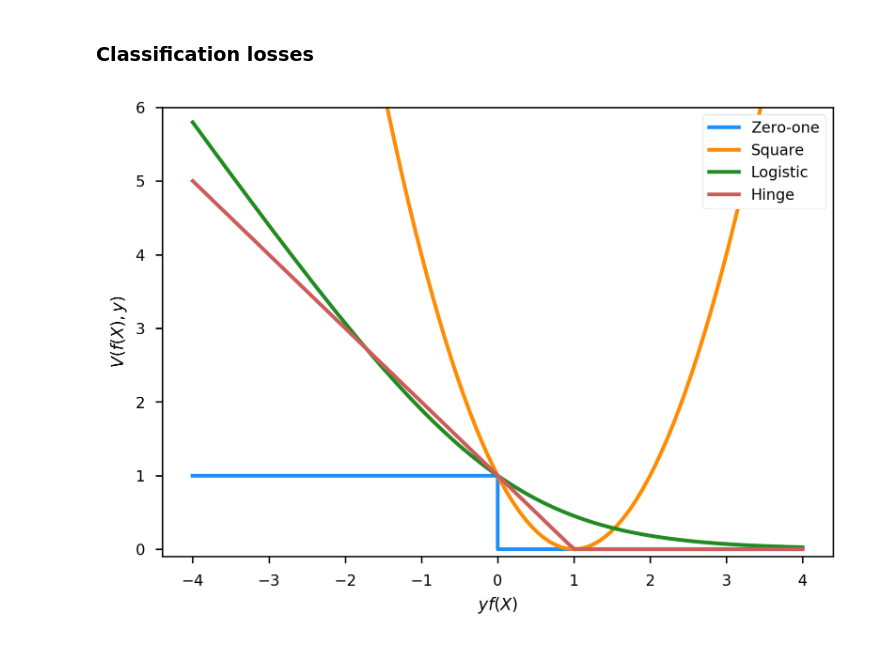
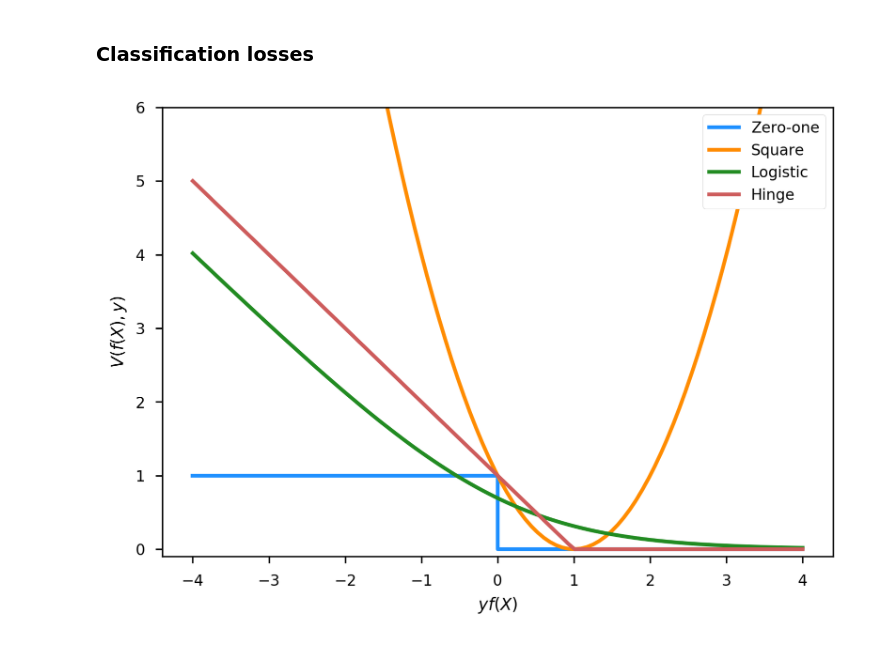
Before and after one commit to samuelefiorini/phdthesis, a Jupyter notebook: src/notebooks/figure_4.2.ipynb, the cells around one changed output. Drawn from its saved outputs; the diff is of its cells as text; code cells hidden in the pictures.

```diff
--- a/src/notebooks/figure_4.2.ipynb
+++ b/src/notebooks/figure_4.2.ipynb
@@ -50,32 +50,32 @@ lw = 2
 plt.figure(dpi=300)
 
 # 0-1
 plt.plot([xmin, 0, 0, xmax], [1, 1, 0, 0], lw=lw, color='dodgerblue',
          label="Zero-one", ls='-')
 
 # Square
 plt.plot(xx, (1-xx)**2, lw=lw, color='darkorange',
          label="Square", ls='-')
 
 # Logistic
-plt.plot(xx, np.log2(1 + np.exp(-xx)), lw=lw, color='forestgreen',
+plt.plot(xx, np.log(1 + np.exp(-xx)), lw=lw, color='forestgreen',
          label="Logistic", ls='-')
 
 # Hinge
 plt.plot(xx, np.where(xx < 1, 1 - xx, 0), lw=lw,
          label="Hinge", ls='-', color='indianred')
 
 
 # plt.plot(xx, np.where(xx < 1, 1 - xx, 0) ** 2, lw=lw,
 #          label="Squared hinge loss")
 # plt.plot(xx, -np.minimum(xx, 0), lw=lw,
 #          label="Perceptron loss")
 
 plt.ylim((-0.1, 6))
 legend = plt.legend(loc=1)
 legend.get_frame().set_alpha(1)
 plt.xlabel(r"$yf(X)$")
 plt.ylabel("$V(f(X), y)$")
 plt.savefig('../images/classification_losses.png');
 # %% [output]
-[figure, old version]
+[figure, new version]
```
Also changed, not shown: 2 other files.
